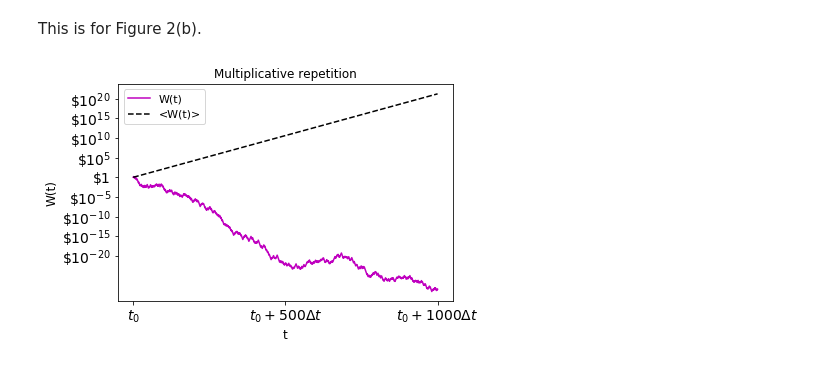
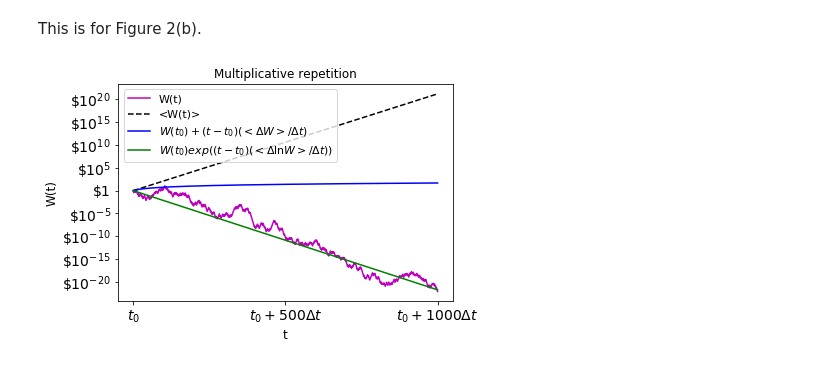
Before and after one commit to trishankkarthik/notebooks, a Jupyter notebook: Evaluating Gambles using Dynamics.ipynb, the cells around one changed output. Drawn from its saved outputs; the diff is of its cells as text; code cells hidden in the pictures.

Commit message:
I think I have the plot now...
...but sometimes the magenta line does not always tightly follow the green
line. This may be because I'm doing something wrong. Double-check later.

Also spent some time before this arguing with @baloyan about the pros and cons
of programming in C.

```diff
--- a/Evaluating Gambles using Dynamics.ipynb
+++ b/Evaluating Gambles using Dynamics.ipynb
@@ -9,44 +9,58 @@ import random
 
 # In the beginning, we only have $1.
 magenta = [1]
-# This is our expectation value.
+# Expectation value of W.
 dashed = [1]
+# Expected additive rate of change.
+blue = [1]
+# Expected exponential growth rate.
+green = [1]
 # We gamble for this many rounds.
 T = 1000
 
 # Expectation value of growth factors.
 avg_r = (0.6 + 1.5) / 2
+
+# Expectation value of rate of change, and exponential growth rate.
+N = 2**16
+expected_rate_of_change_cumulative_sum = 0
+expected_exponential_growth_rate_cumulative_sum = 0
+for i in range(N):
+    expected_rate_of_change_cumulative_sum += random.choice([0.6, 1.5]) - 1
+    expected_exponential_growth_rate_cumulative_sum += math.log(random.choice([0.6, 1.5]))
+expected_rate_of_change = expected_rate_of_change_cumulative_sum / N
+expected_exponential_growth_rate = expected_exponential_growth_rate_cumulative_sum / N
 
 # Then we do multiplicative repetition for 1,000 times.
 for t in range(1, T+1):
     # 50% chance of 0.6x what we had before, or
     # 50% chance of 1.5x what we had before.
     magenta.append(magenta[t-1] * random.choice([0.6, 1.5]))
     dashed.append(math.exp(t * math.log(avg_r)))
+    blue.append(1 + t * expected_rate_of_change)
+    green.append(math.exp(t * expected_exponential_growth_rate))
 
 # Plotting time.
 x = numpy.arange(T+1)
-
-y1 = numpy.log10(magenta)
-pyplot.plot(x, y1, 'm-', label='W(t)')
-
-y2 = numpy.log10(dashed)
-pyplot.plot(x, y2, 'k--', label='<W(t)>')
+pyplot.plot(x, numpy.log10(magenta), 'm-', label='W(t)')
+pyplot.plot(x, numpy.log10(dashed), 'k--', label='<W(t)>')
+pyplot.plot(x, numpy.log10(blue), 'b-', label='$W(t_0) + (t-t_0)(<\Delta W> / \Delta t)$')
+pyplot.plot(x, numpy.log10(green), 'g-', label='$W(t_0)exp((t-t_0)(<\Delta \ln W> / \Delta t))$')
 
 pyplot.xlabel('t', fontsize=12)
 xticks = [0, 500, 1000]
 xlabels = ['$t_{0}$', '$t_{0}+500 \Delta t$',  '$t_{0}+1000 \Delta t$']
 pyplot.xticks(xticks, xlabels, fontsize=14)
 
 pyplot.ylabel('W(t)', fontsize=12)
 yticks = [20, 15, 10, 5, 0, -5, -10, -15, -20]
 ylabels = ['\$$10^{20}$', '\$$10^{15}$', '\$$10^{10}$', '\$$10^{5}$',
            '\$1',
            '\$$10^{-5}$', '\$$10^{-10}$', '\$$10^{-15}$', '\$$10^{-20}$']
 pyplot.yticks(yticks, ylabels, fontsize=14)
 
 pyplot.legend(loc='upper left', fontsize=11)
 pyplot.title('Multiplicative repetition')
 pyplot.show()
 # %% [output]
-[figure, old version]
+[figure, new version]
```
